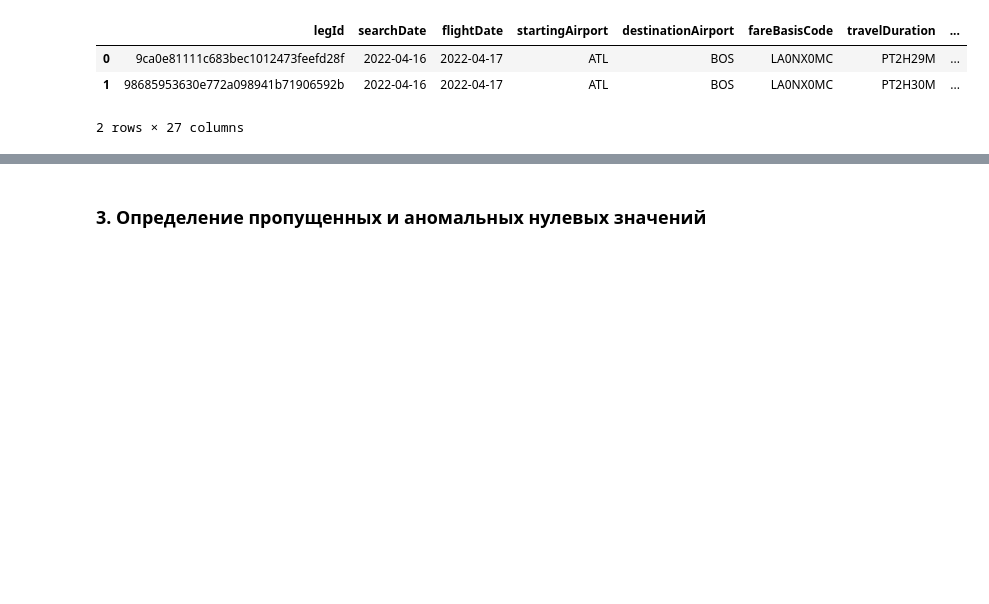
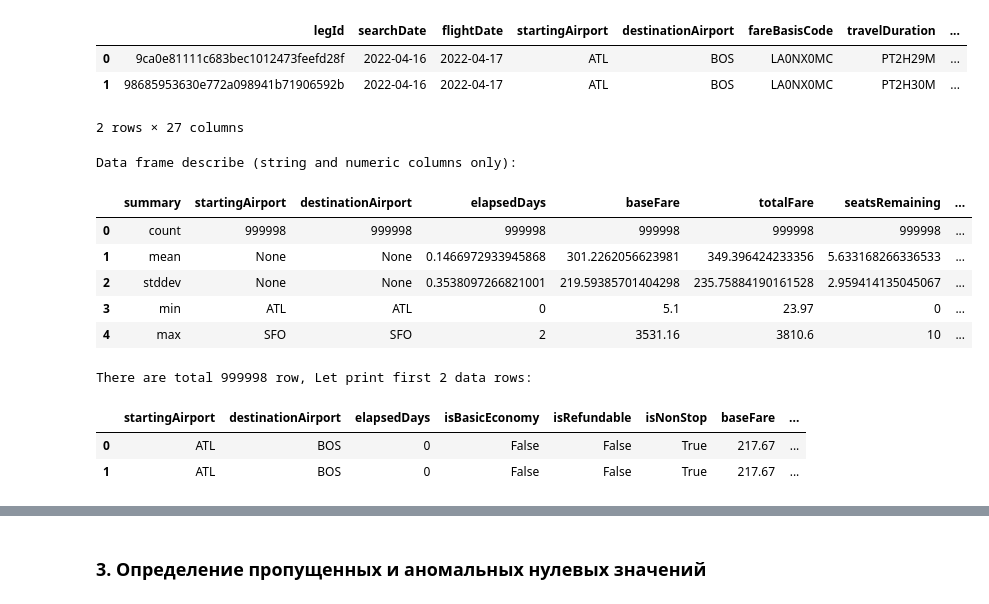
Before and after one commit to MrKobrand/BDPS2023, a Jupyter notebook: N1/exploratory_analysis.ipynb, the cells around one changed output, grey strips where cells are left out. Cells and saved outputs as stored; diff of their text form; code cells hidden in the pictures; blank space fills up the shorter version.

```diff
--- a/N1/exploratory_analysis.ipynb
+++ b/N1/exploratory_analysis.ipynb
@@ -143,6 +143,10 @@ df.printSchema()
 
 print('Columns overview')
 pd.DataFrame(df.dtypes, columns = ['Column Name', 'Data type'])
+
+df_short = df.select('startingAirport', 'destinationAirport', 'elapsedDays', 'isBasicEconomy', 'isRefundable', 'isNonStop', 'baseFare', 'totalFare', 'seatsRemaining', 'totalTravelDistance', 'segmentsEquipmentDescription')
+
+pd.DataFrame(df_short.dtypes, columns = ['Column Name', 'Data type'])
 # %% [output]
 Data overview
 root
@@ -198,3 +214,21 @@ There are total 999998 row, Let print first 2 data rows:
 | 0 | 9ca0e81111c683bec1012473feefd28f | 2022-04-16 | 2022-04-17 | ATL | BOS | LA0NX0MC | PT2H29M | ... |
 | 1 | 98685953630e772a098941b71906592b | 2022-04-16 | 2022-04-17 | ATL | BOS | LA0NX0MC | PT2H30M | ... |
 2 rows × 27 columns
+# %%
+print('Data frame describe (string and numeric columns only):')
+df_short.describe().toPandas()
+
+print(f'There are total {df_short.count()} row, Let print first 2 data rows:')
+df_short.limit(2).toPandas()
+# %% [output]
+Data frame describe (string and numeric columns only):
+|  | summary | startingAirport | destinationAirport | elapsedDays | baseFare | totalFare | seatsRemaining | ... |
+| 0 | count | 999998 | 999998 | 999998 | 999998 | 999998 | 999998 | ... |
+| 1 | mean | None | None | 0.1466972933945868 | 301.2262056623981 | 349.396424233356 | 5.633168266336533 | ... |
+| 2 | stddev | None | None | 0.3538097266821001 | 219.59385701404298 | 235.75884190161528 | 2.959414135045067 | ... |
+| 3 | min | ATL | ATL | 0 | 5.1 | 23.97 | 0 | ... |
+| 4 | max | SFO | SFO | 2 | 3531.16 | 3810.6 | 10 | ... |
+There are total 999998 row, Let print first 2 data rows:
+|  | startingAirport | destinationAirport | elapsedDays | isBasicEconomy | isRefundable | isNonStop | baseFare | ... |
+| 0 | ATL | BOS | 0 | False | False | True | 217.67 | ... |
+| 1 | ATL | BOS | 0 | False | False | True | 217.67 | ... |
```
Also changed, not shown: parts of 2 cells of this notebook, 2 other files.
